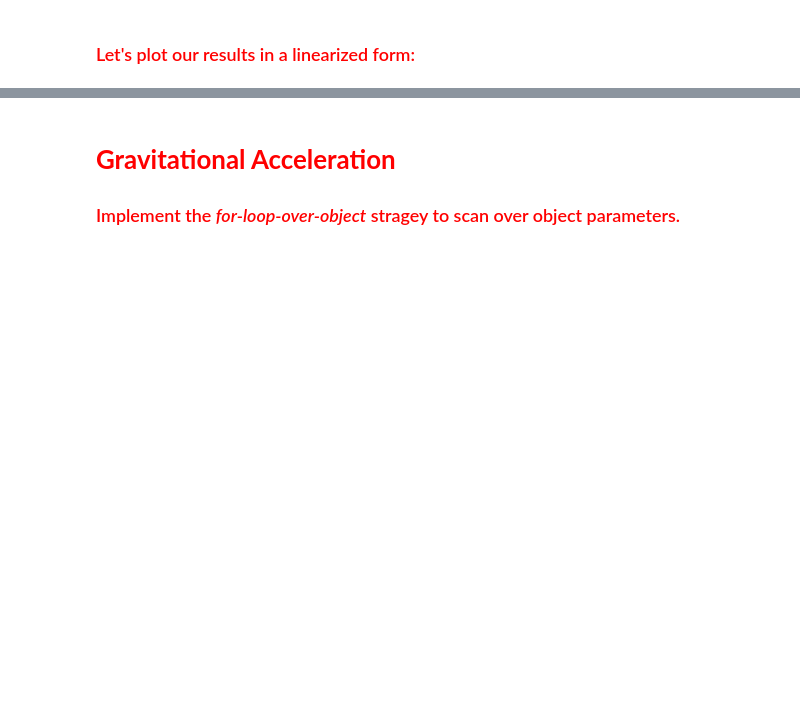
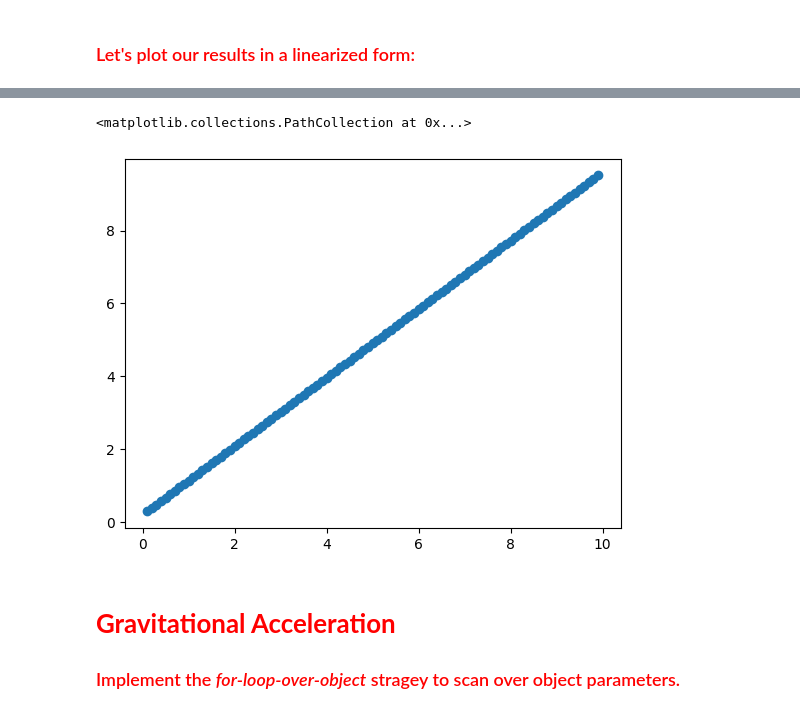
Before and after one commit to CalebAnderson22/PHY122, a Jupyter notebook: Lab6_Anderson.ipynb, the cells around one changed output, grey strips where cells are left out. Drawn from its saved outputs; the diff is of its cells as text; code cells hidden in the pictures; blank space fills up the shorter version.

```diff
--- a/Lab6_Anderson.ipynb
+++ b/Lab6_Anderson.ipynb
@@ -221,3 +261,14 @@ for i in range(len(Masses)):
+# %%
+def linearfit(x,y):
+  A = np.vstack([x, np.ones(len(x))]).T
+  return np.linalg.lstsq(A, y, rcond=None)[0]
+
+linearlength = linearfit(Lengths, freqs)
+x=np.arange(0.1,10,0.1)
+plt.scatter(x, linearlength[0]*x + linearlength[1], label = "Data linear fit")
+# %% [output]
+<matplotlib.collections.PathCollection at 0x...>
+[figure, added]
 # %% [markdown]
 #   <font color='Red'> **Gravitational Acceleration** </font>
 
```
Also changed, not shown: parts of 31 cells of this notebook.
